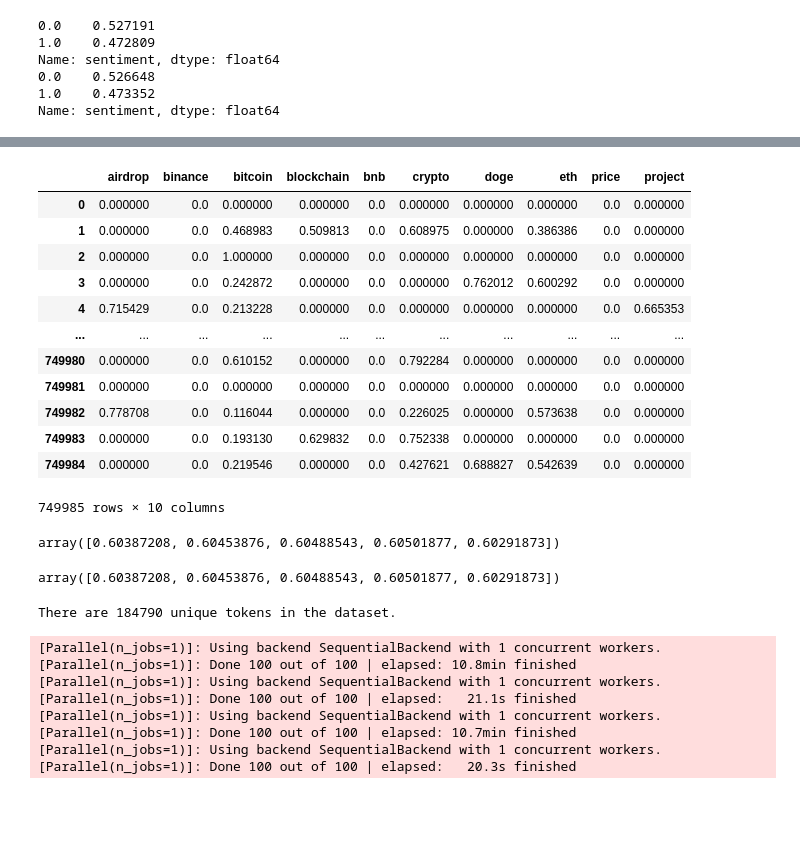
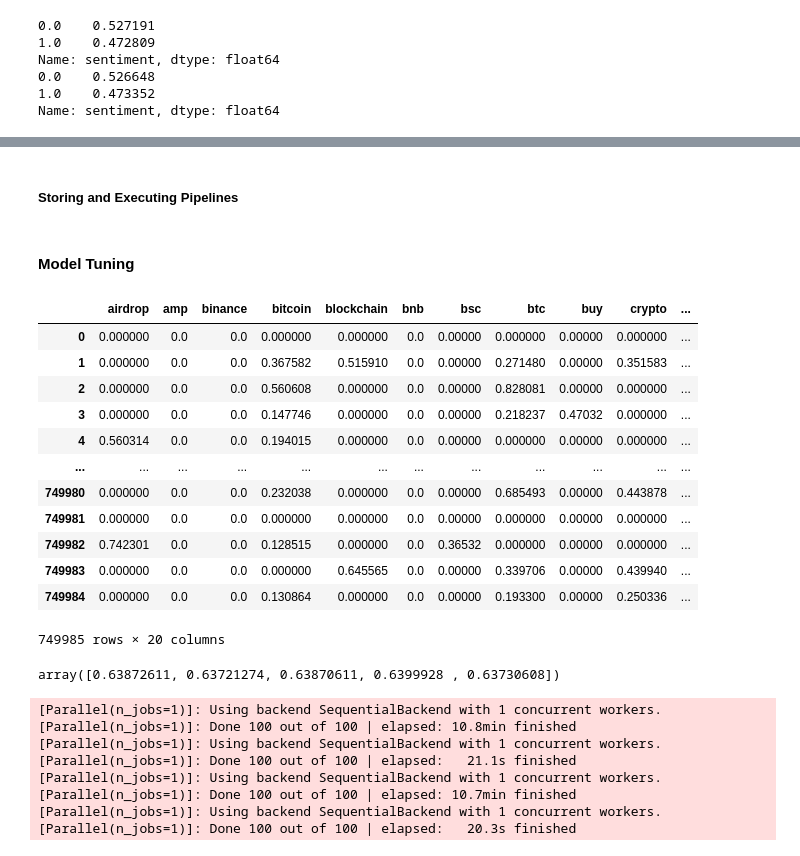
Before and after one commit to ntdoris/bitcoin-twitter-sentiment, a Jupyter notebook: project4.ipynb, the cells around one changed output, grey strips where cells are left out. Cells and saved outputs as stored; diff of their text form; code cells hidden in the pictures; blank space fills up the shorter version.

```diff
--- a/project4.ipynb
+++ b/project4.ipynb
@@ -53,5 +43,5 @@ Note: you may need to restart the kernel to use updated packages.
 # %%
-data = pd.read_csv('bitcoin_tweets1000000.csv', encoding='ISO-8859-1', index_col=[0])
+data = pd.read_csv('data/bitcoin_tweets1000000.csv', encoding='ISO-8859-1', index_col=[0])
 data.head()
 # %% [output]
 |  | user_name | user_location | user_description | user_created | user_followers | user_friends | ... |
@@ -143,11 +161,11 @@ Polarity Score         0
 sentiment              0
 dtype: int64
 # %%
-# date column needs to be transformed to proper format
-import datetime
+# date column needs to be transformed to proper format - the below code
+# results in error given there is text in some of the dates
 
-data['date'] = [datetime.datetime.strptime(date, '%Y-%m-%d %H:%M:%S') for date in data['date']]
-data.head()
+#data['date'] = [datetime.datetime.strptime(date, '%Y-%m-%d %H:%M:%S') for date in data['date']]
+#data.head()
 # %% [output]
 ValueError: time data "['ETH', 'BTC', 'Bitcoin']" does not match format '%Y-%m-%d %H:%M:%S'
 # %%
@@ -418,13 +440,12 @@ stopwords_list += list(string.punctuation)
 # %%
-from nltk.tokenize import RegexpTokenizer
-
+# tokenizing with regex tokenizer
 basic_token_pattern = r"(?u)\b\w\w+\b"
 
 tokenizer = RegexpTokenizer(basic_token_pattern)
 tokenizer.tokenize(text_data['text'][1])[:10]
 
 # Create new column with tokenized data
-text_data["text_tokenized"] = text_data["text"].apply(tokenizer.tokenize)
+text_data["text_tokenized"] = text_data["text2"].apply(tokenizer.tokenize)
 text_data['text_tokenized'][1]
 # %% [output]
 A value is trying to be set on a copy of a slice from a DataFrame.
@@ -897,0 +993,2 @@ def stem_and_tokenize(document):
+# %% [markdown]
+##### Storing and Executing Pipelines
@@ -898,29 +1009,31 @@ def stem_and_tokenize(document):
+# %% [markdown]
+#### Model Tuning
 # %%
 # Instantiate the vectorizer
 tfidf = TfidfVectorizer(
-    max_features=10,
+    max_features=20,
     stop_words=stopwords_list,
 )
 
 # Fit the vectorizer on X_train["text"] and transform it
-X_train_vectorized = tfidf.fit_transform(X_train['text2'])
+X_train_vectorized = tfidf.fit_transform(X_train['text'])
 
 # Visually inspect the vectorized data
 pd.DataFrame.sparse.from_spmatrix(X_train_vectorized, columns=tfidf.get_feature_names())
 # %% [output]
-|  | airdrop | binance | bitcoin | blockchain | bnb | crypto | doge | eth | price | project |
-| 0 | 0.000000 | 0.0 | 0.000000 | 0.000000 | 0.0 | 0.000000 | 0.000000 | 0.000000 | 0.0 | 0.000000 |
-| 1 | 0.000000 | 0.0 | 0.468983 | 0.509813 | 0.0 | 0.608975 | 0.000000 | 0.386386 | 0.0 | 0.000000 |
-| 2 | 0.000000 | 0.0 | 1.000000 | 0.000000 | 0.0 | 0.000000 | 0.000000 | 0.000000 | 0.0 | 0.000000 |
-| 3 | 0.000000 | 0.0 | 0.242872 | 0.000000 | 0.0 | 0.000000 | 0.762012 | 0.600292 | 0.0 | 0.000000 |
-| 4 | 0.715429 | 0.0 | 0.213228 | 0.000000 | 0.0 | 0.000000 | 0.000000 | 0.000000 | 0.0 | 0.665353 |
-| ... | ... | ... | ... | ... | ... | ... | ... | ... | ... | ... |
-| 749980 | 0.000000 | 0.0 | 0.610152 | 0.000000 | 0.0 | 0.792284 | 0.000000 | 0.000000 | 0.0 | 0.000000 |
-| 749981 | 0.000000 | 0.0 | 0.000000 | 0.000000 | 0.0 | 0.000000 | 0.000000 | 0.000000 | 0.0 | 0.000000 |
-| 749982 | 0.778708 | 0.0 | 0.116044 | 0.000000 | 0.0 | 0.226025 | 0.000000 | 0.573638 | 0.0 | 0.000000 |
-| 749983 | 0.000000 | 0.0 | 0.193130 | 0.629832 | 0.0 | 0.752338 | 0.000000 | 0.000000 | 0.0 | 0.000000 |
-| 749984 | 0.000000 | 0.0 | 0.219546 | 0.000000 | 0.0 | 0.427621 | 0.688827 | 0.542639 | 0.0 | 0.000000 |
+|  | airdrop | amp | binance | bitcoin | blockchain | bnb | bsc | btc | buy | crypto | ... |
+| 0 | 0.000000 | 0.0 | 0.0 | 0.000000 | 0.000000 | 0.0 | 0.00000 | 0.000000 | 0.00000 | 0.000000 | ... |
+| 1 | 0.000000 | 0.0 | 0.0 | 0.367582 | 0.515910 | 0.0 | 0.00000 | 0.271480 | 0.00000 | 0.351583 | ... |
+| 2 | 0.000000 | 0.0 | 0.0 | 0.560608 | 0.000000 | 0.0 | 0.00000 | 0.828081 | 0.00000 | 0.000000 | ... |
+| 3 | 0.000000 | 0.0 | 0.0 | 0.147746 | 0.000000 | 0.0 | 0.00000 | 0.218237 | 0.47032 | 0.000000 | ... |
+| 4 | 0.560314 | 0.0 | 0.0 | 0.194015 | 0.000000 | 0.0 | 0.00000 | 0.000000 | 0.00000 | 0.000000 | ... |
+| ... | ... | ... | ... | ... | ... | ... | ... | ... | ... | ... | ... |
+| 749980 | 0.000000 | 0.0 | 0.0 | 0.232038 | 0.000000 | 0.0 | 0.00000 | 0.685493 | 0.00000 | 0.443878 | ... |
+| 749981 | 0.000000 | 0.0 | 0.0 | 0.000000 | 0.000000 | 0.0 | 0.00000 | 0.000000 | 0.00000 | 0.000000 | ... |
+| 749982 | 0.742301 | 0.0 | 0.0 | 0.128515 | 0.000000 | 0.0 | 0.36532 | 0.000000 | 0.00000 | 0.000000 | ... |
+| 749983 | 0.000000 | 0.0 | 0.0 | 0.000000 | 0.645565 | 0.0 | 0.00000 | 0.339706 | 0.00000 | 0.439940 | ... |
+| 749984 | 0.000000 | 0.0 | 0.0 | 0.130864 | 0.000000 | 0.0 | 0.00000 | 0.193300 | 0.00000 | 0.250336 | ... |
-749985 rows × 10 columns
+749985 rows × 20 columns
 # %%
 # Instantiate a MultinomialNB classifier
 model_1 = MultinomialNB()
@@ -929,4 +1042,4 @@ model_1 = MultinomialNB()
 model_1_cv = cross_val_score(model_1, X_train_vectorized, y_train)
 model_1_cv
 # %% [output]
-array([0.60387208, 0.60453876, 0.60488543, 0.60501877, 0.60291873])
+array([0.63872611, 0.63721274, 0.63870611, 0.6399928 , 0.63730608])
@@ -938,21 +1046,2 @@ array([0.60387208, 0.60453876, 0.60488543, 0.60501877, 0.60291873])
 # %%
 # word2vec
-# %%
-
-
-X_train_tokenized = X_train['text2'].map(word_tokenize)
-model_wv = Word2Vec(X_train_tokenized, size=100, window=5, min_count=1, workers=4)
-model_wv.train(X_train_tokenized, total_examples=model_wv.corpus_count, epochs=10)
-wv = model_wv.wv
-
-model_wv_cv = cross_val_score(model_wv, wv, y_train)
-model_wv_cv
-# %% [output]
-array([0.60387208, 0.60453876, 0.60488543, 0.60501877, 0.60291873])
-# %%
-X_train_tokenized = X_train['text2'].map(word_tokenize)
-total_vocabulary = set(word for row in X_train_tokenized for word in row)
-len(total_vocabulary)
-print('There are {} unique tokens in the dataset.'.format(len(total_vocabulary)))
-# %% [output]
-There are 184790 unique tokens in the dataset.
```
Also changed, not shown: parts of 78 cells of this notebook, 1 other file.
